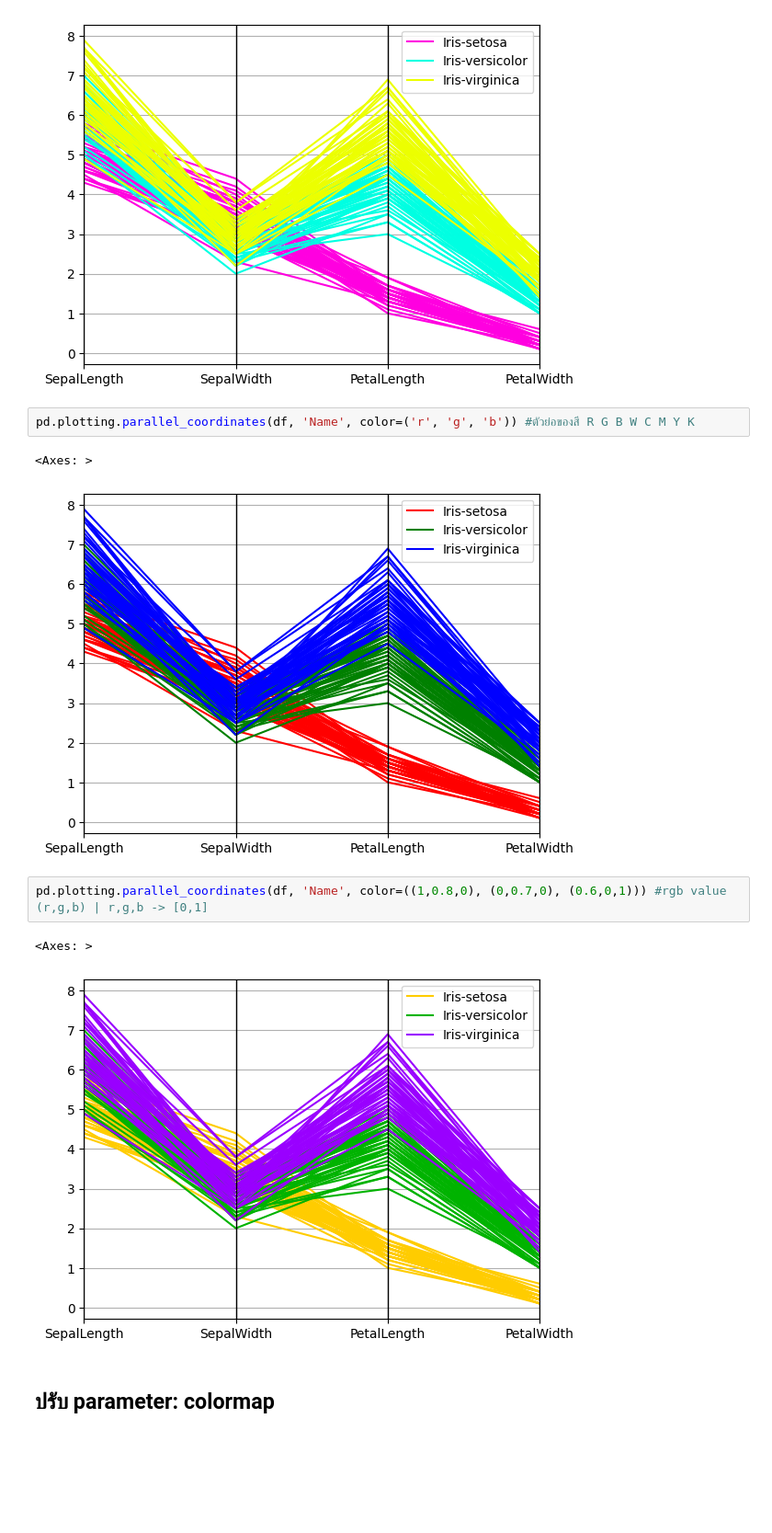
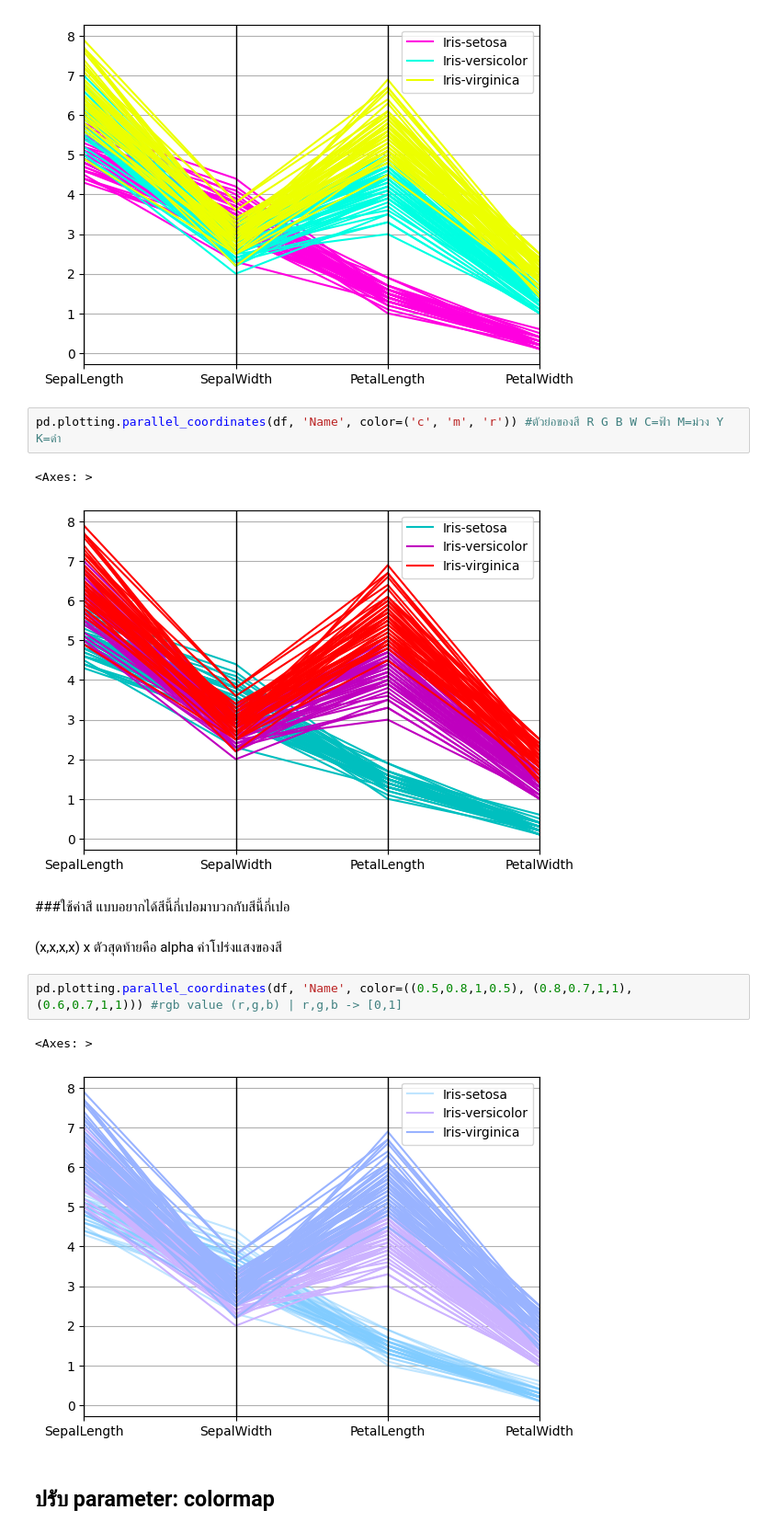
Before and after one commit to chutimabo-ctrl/PythonDataViz2026, a Jupyter notebook: Visualize_Table_Data_(01).ipynb, the cells around one changed output. Shown at 92% size. Cells and saved outputs as stored; diff of their text form; blank space fills up the shorter version.

```diff
--- a/Visualize_Table_Data_(01).ipynb
+++ b/Visualize_Table_Data_(01).ipynb
@@ -31,15 +41,19 @@ pd.plotting.parallel_coordinates(df, 'Name', color=('#FF00E0', '#00FFE2', '#ECFF
 <Axes: >
 [figure]
 # %%
-pd.plotting.parallel_coordinates(df, 'Name', color=('r', 'g', 'b')) #ตัวย่อของสี R G B W C M Y K
+pd.plotting.parallel_coordinates(df, 'Name', color=('c', 'm', 'r')) #ตัวย่อของสี R G B W C=ฟ้า M=ม่วง Y K=ดำ
 # %% [output]
 <Axes: >
-[figure, old version]
+[figure, new version]
+# %% [markdown]
+###ใช้ค่าสี แบบอยากได้สีนี้กี่เปอมาบวกกับสีนี้กี่เปอ
+# %% [markdown]
+(x,x,x,x) x ตัวสุดท้ายคือ alpha ค่าโปร่งแสงของสี
 # %%
-pd.plotting.parallel_coordinates(df, 'Name', color=((1,0.8,0), (0,0.7,0), (0.6,0,1))) #rgb value (r,g,b) | r,g,b -> [0,1]
+pd.plotting.parallel_coordinates(df, 'Name', color=((0.5,0.8,1,0.5), (0.8,0.7,1,1), (0.6,0.7,1,1))) #rgb value (r,g,b) | r,g,b -> [0,1]
 # %% [output]
 <Axes: >
-[figure, old version]
+[figure, new version]
 # %% [markdown]
 ## ปรับ parameter: colormap
 # %%
```
Also changed, not shown: parts of 9 cells of this notebook.
